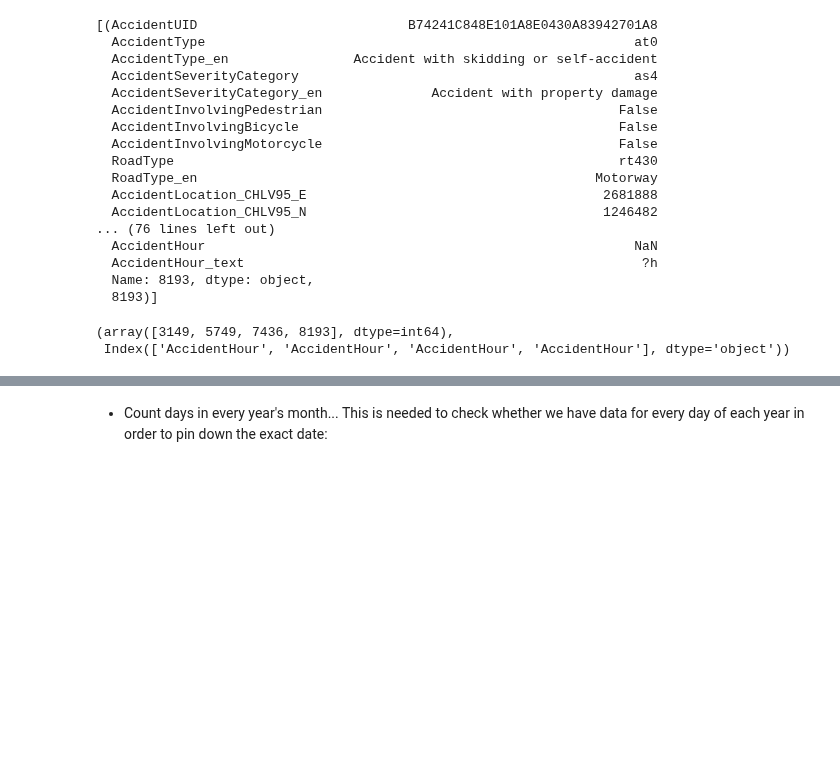
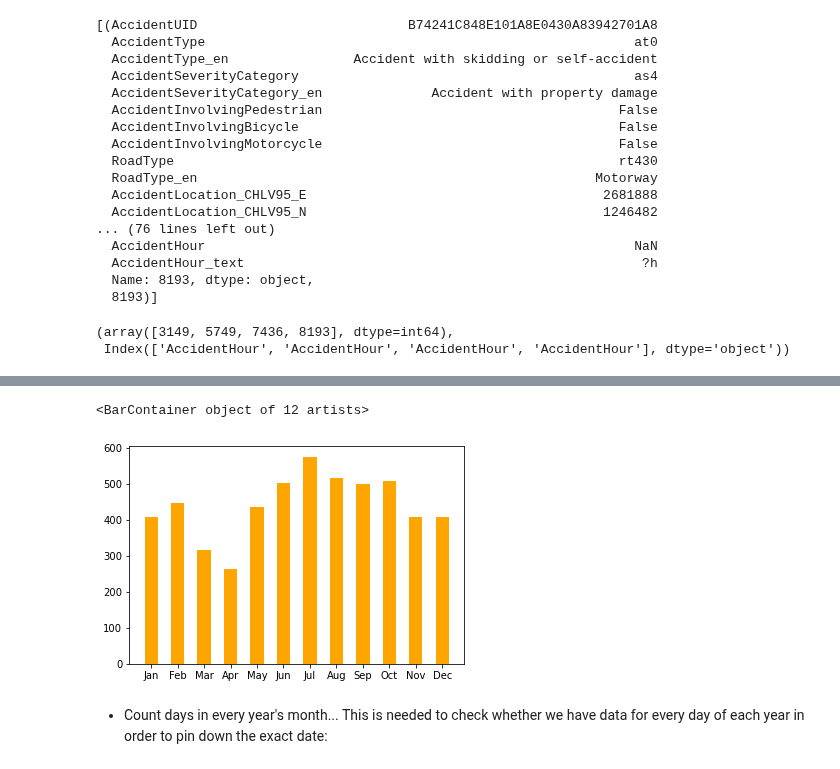
Before and after one commit to Antonio-226/Big-Data-Analytics-Group-Project, a Jupyter notebook: Preprocessing_Accidents.ipynb, the cells around one changed output, grey strips where cells are left out. Drawn from its saved outputs; the diff is of its cells as text; code cells hidden in the pictures; blank space fills up the shorter version.

Commit message:
started adding visualizations

```diff
--- a/Preprocessing_Accidents.ipynb
+++ b/Preprocessing_Accidents.ipynb
@@ -109,3 +109,7 @@ idx, df_accidents.columns[idy]
 # %% [output]
 (array([3149, 5749, 7436, 8193], dtype=int64),
  Index(['AccidentHour', 'AccidentHour', 'AccidentHour', 'AccidentHour'], dtype='object'))
+# %%
+months_number = []
+for i in months:
+    months_number.append(calendar.month_name[i])
@@ -117,12 +136,13 @@ months = np.arange(1,13,1).tolist()
 
 for j in years:
 
-    accidents_per_month = []
+    dict_ = {}
 
     for i in months:
         row_dim = df_accidents[(df_accidents['AccidentYear'] == j) & (df_accidents['AccidentMonth'] == i)].shape[0]
-        accidents_per_month.append(row_dim)
+        months_name = calendar.month_name[i]
+        dict_[months_name[:3]] = row_dim
 
-
-    print('{}:'.format(j), accidents_per_month)
+    print('{}:'.format(j), dict_)
+    print('')
 # %% [output]
@@ -139,3 +170,8 @@ for j in years:
+# %%
+plt.bar(dict_.keys(), dict_.values(), width = 0.5, color='orange')
+# %% [output]
+<BarContainer object of 12 artists>
+[figure, added]
 # %% [markdown]
 - Count days in every year's month... This is needed to check whether we have data for every day of each year in order to pin down the exact date:
 # %%
```
Also changed, not shown: parts of 3 cells of this notebook.
